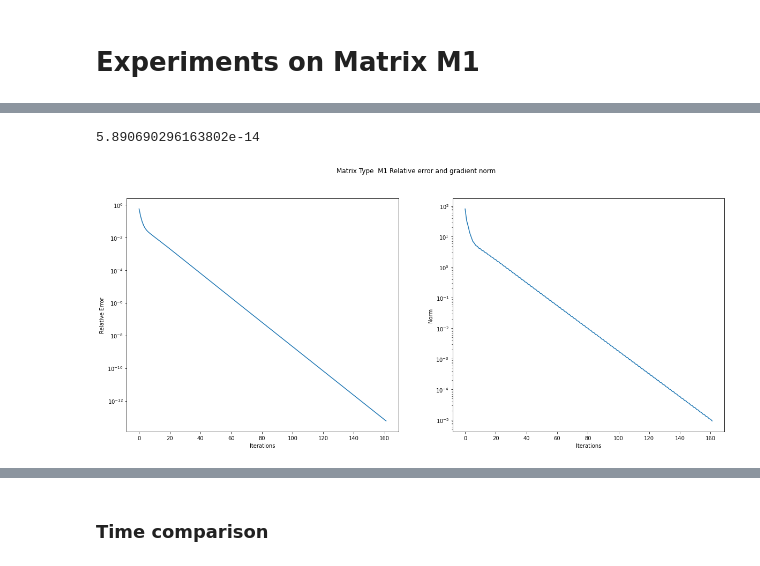
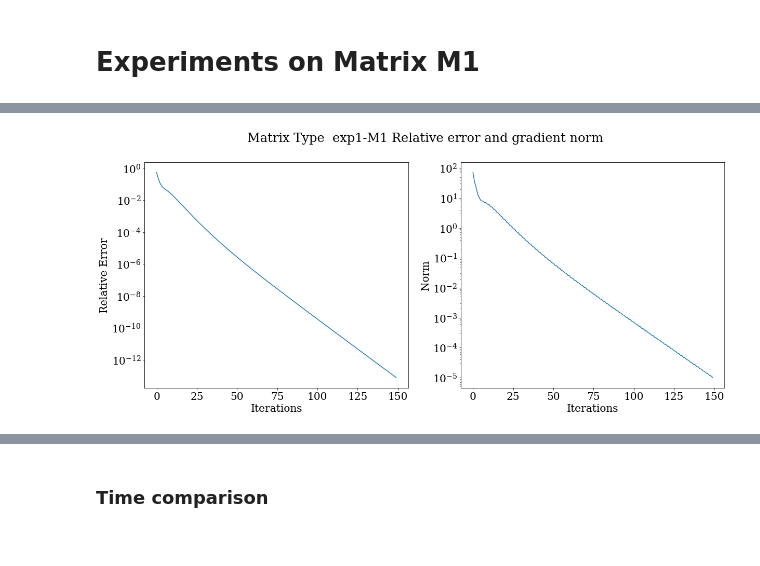
Before and after one commit to vlnraf/CM-project, a Jupyter notebook: Gradient Descent.ipynb, the cells around one changed output, grey strips where cells are left out. Cells and saved outputs as stored; diff of their text form; code cells hidden in the pictures.

```diff
--- a/Gradient Descent.ipynb
+++ b/Gradient Descent.ipynb
@@ -13,8 +13,8 @@ PATH = "./matrix/"
 # %%
-M1 = np.loadtxt(PATH + 'M1.txt')
-M2 = np.loadtxt(PATH + 'M2.txt')
-M3 = np.loadtxt(PATH + 'M3.txt')
-M4 = np.loadtxt(PATH + 'M4.txt')
-M5 = np.loadtxt(PATH + 'M5.txt')
+M1 = np.loadtxt(matrix_path + 'M1.txt')
+M2 = np.loadtxt(matrix_path + 'M2.txt')
+M3 = np.loadtxt(matrix_path + 'M3.txt')
+M4 = np.loadtxt(matrix_path + 'M4.txt')
+M5 = np.loadtxt(matrix_path + 'M5.txt')
 # %% [markdown]
 # Experiments on Matrix M1
@@ -24,10 +21,10 @@ gradientsSGD = []
 # %%
-f = nf.normFunction(M1)
+f = nf.Norm(M1)
 # %%
 initial_vector = f.init_x()
 # %%
 norm = la.norm(M1, ord=2) ** 2
 # %%
-optimizerSGD = GD.steepestGradientDescent(f, 1e-5, 500, fstar = norm, x=initial_vector, verbose = True)
-gradientSGD, normsSGD = optimizerSGD.steepestGradientDescent()
+optimizerSGD = GD.GradientDescent(f, initial_vector, 1e-5, fstar = norm, verbose = True)
+gradientSGD, normsSGD, errorsSGD = optimizerSGD.run(500)
 # %% [output]
@@ -56,11 +48,4 @@ size1 = normsSGD.size
-# %%
-normvec = np.ones(size1) * norm
-errorsSGD.insert(0, (abs(normsSGD - normvec) / abs(normvec)))
-# %%
-errorsSGD[-1][-1]
-# %% [output]
-5.890690296163802e-14
 # %%
-make_plot(gradientsSGD, errorsSGD,type='M1', experiment_name='exp1-M1')
+make_plot(gradientSGD, errorsSGD,plot_path='plot-gd/', type='exp1-M1')
 # %% [output]
-[figure, old version]
+[figure, new version]
```
Also changed, not shown: parts of 10 cells of this notebook, 6 other files.
